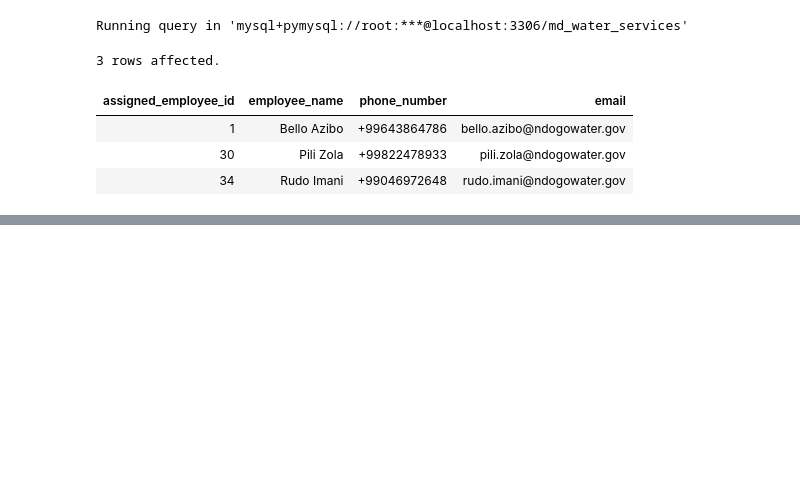
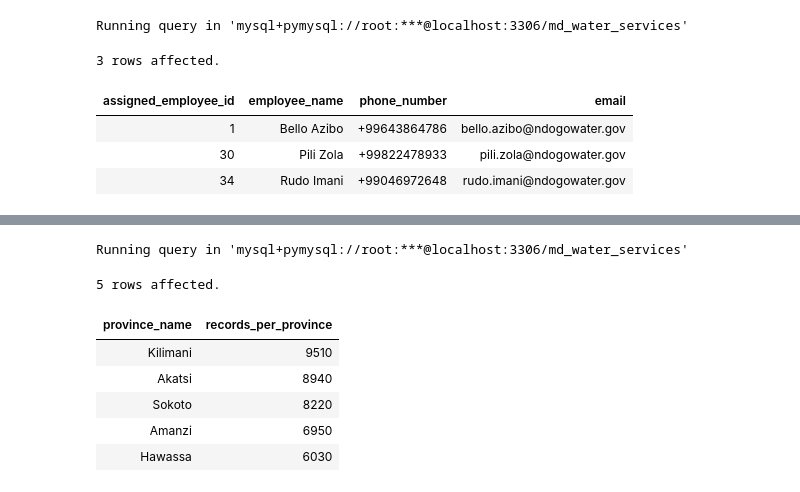
Before and after one commit to kelvinziroh/maji_ndogo, a Jupyter notebook: part_2/maji_ndogo_part2.ipynb, the cells around one changed output, grey strips where cells are left out. Cells and saved outputs as stored; diff of their text form; code cells hidden in the pictures; blank space fills up the shorter version.

```diff
--- a/part_2/maji_ndogo_part2.ipynb
+++ b/part_2/maji_ndogo_part2.ipynb
@@ -208,0 +239,18 @@ Running query in 'mysql+pymysql://root:***@localhost:3306/md_water_services'
+# %%
+%%sql
+# Retrieve the number of records per province name
+SELECT
+    province_name,
+    COUNT(location_id) AS records_per_province
+FROM md_water_services.location
+GROUP BY province_name
+ORDER BY records_per_province DESC;
+# %% [output]
+Running query in 'mysql+pymysql://root:***@localhost:3306/md_water_services'
+5 rows affected.
+| province_name | records_per_province |
+| Kilimani | 9510 |
+| Akatsi | 8940 |
+| Sokoto | 8220 |
+| Amanzi | 6950 |
+| Hawassa | 6030 |
```
Also changed, not shown: parts of 13 cells of this notebook.
